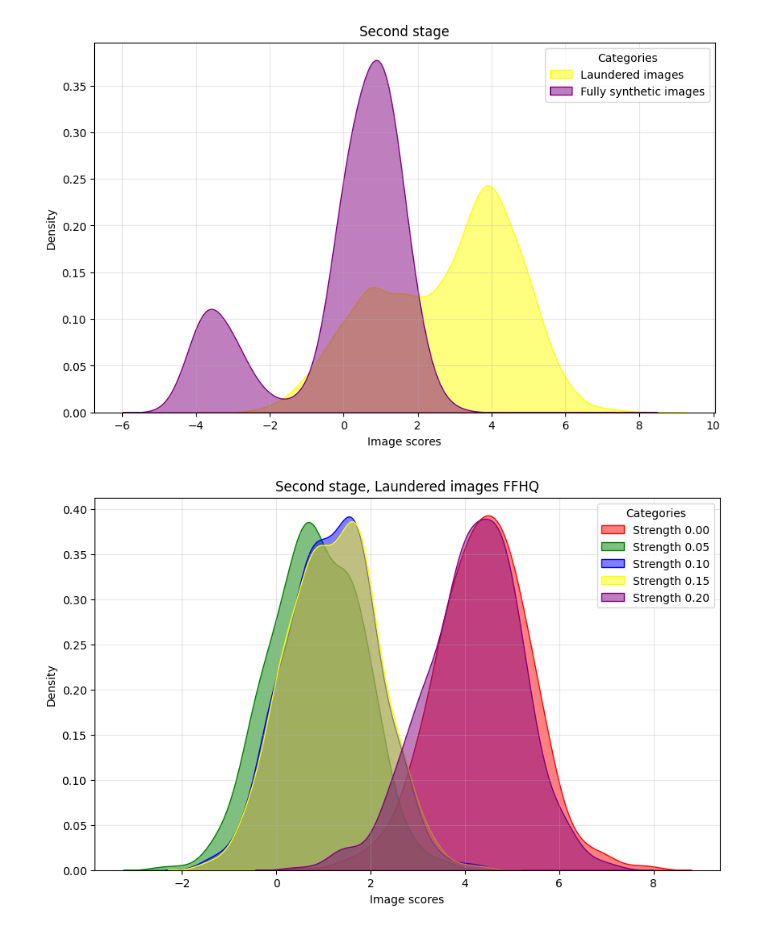
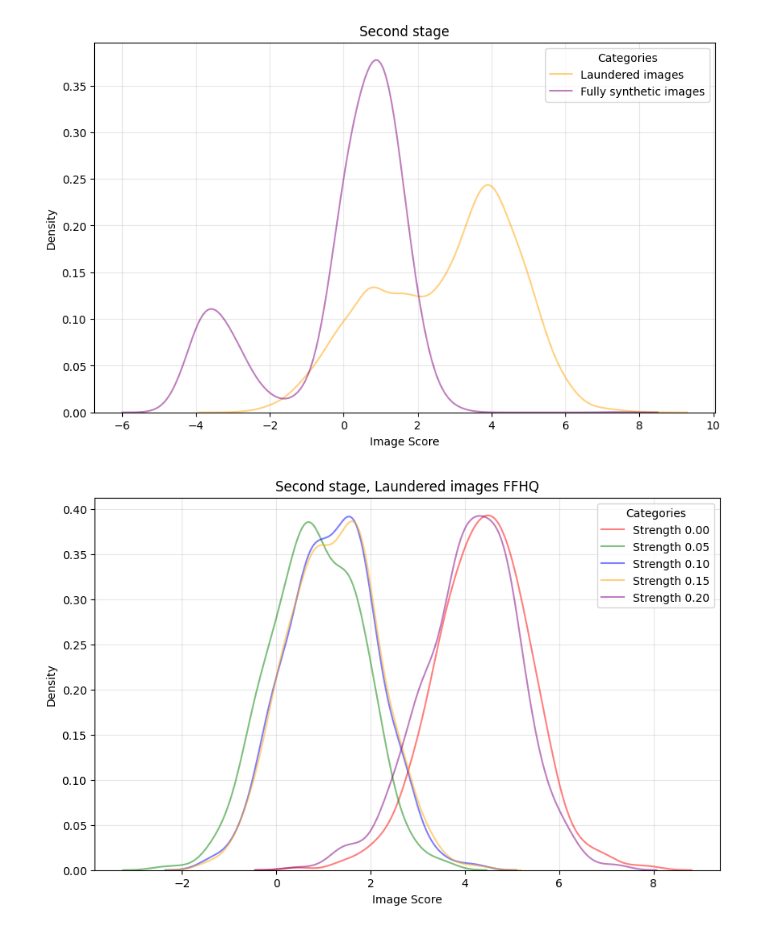
Before and after one commit to mard4/fake-image-detectors, a Jupyter notebook: EXPERIMENTS/plotter.ipynb, the cells around one changed output. Cells and saved outputs as stored; diff of their text form; code cells hidden in the pictures.

```diff
--- a/EXPERIMENTS/plotter.ipynb
+++ b/EXPERIMENTS/plotter.ipynb
@@ -14,10 +14,10 @@ def plot_density(list, labels, colors, title, output_file):
 
     for scores, label, color in zip(list, labels, colors):
         # Crea la curva di densità
-        sns.kdeplot(scores, label=label, color=color, fill=True, alpha=0.5)
+        sns.kdeplot(scores, label=label, color=color, fill=False, alpha=0.5)
 
     # Configura la grafica
-    plt.xlabel("Image scores")
+    plt.xlabel("Image Score")
     plt.ylabel("Density")
     plt.title(str(title))
     plt.legend(title="Categories")
@@ -231,12 +231,12 @@ plot_density([S1_REAL, S1_LAUNDERED, S1_FAKE ], ["Real images", "Laundered image
 # %%
 plot_density([S2_LAUNDERED, S2_FAKE ], ["Laundered images", "Fully synthetic images"],
-              ["Yellow", "Purple"], "Second stage", "Second_stage" )
+              ["Orange", "Purple"], "Second stage", "Second_stage" )
 # %% [output]
-[figure, old version]
+[figure, new version]
 # %%
 plot_density([S2_STR_00_FFHQ_1_NEW, S2_STR_05_FFHQ, S2_STR_10_FFHQ, S2_STR_15_FFHQ, S2_STR_20_FFHQ], ["Strength 0.00", "Strength 0.05", "Strength 0.10", "Strength 0.15", "Strength 0.20"],
-              ["Red", "Green", "Blue", "Yellow", "Purple"], "Second stage, Laundered images FFHQ", "Laundered_FFHQ_S2" )
+              ["Red", "Green", "Blue", "Orange", "Purple"], "Second stage, Laundered images FFHQ", "Laundered_FFHQ_S2" )
 # %% [output]
-[figure, old version]
+[figure, new version]
 # %%
 plot_density([S2_STR_00_FORLAB_1_NEW, S2_STR_05_FORLAB, S2_STR_10_FORLAB, S2_STR_15_FORLAB, S2_STR_20_FORLAB], ["Strength 0.00", "Strength 0.05", "Strength 0.10", "Strength 0.15", "Strength 0.20"],
```
Also changed, not shown: parts of 5 cells of this notebook.
